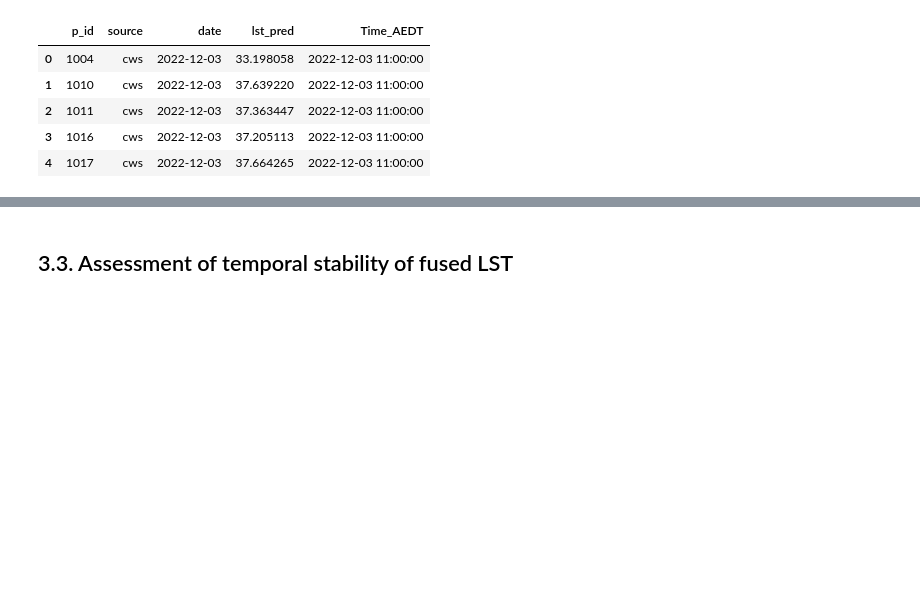
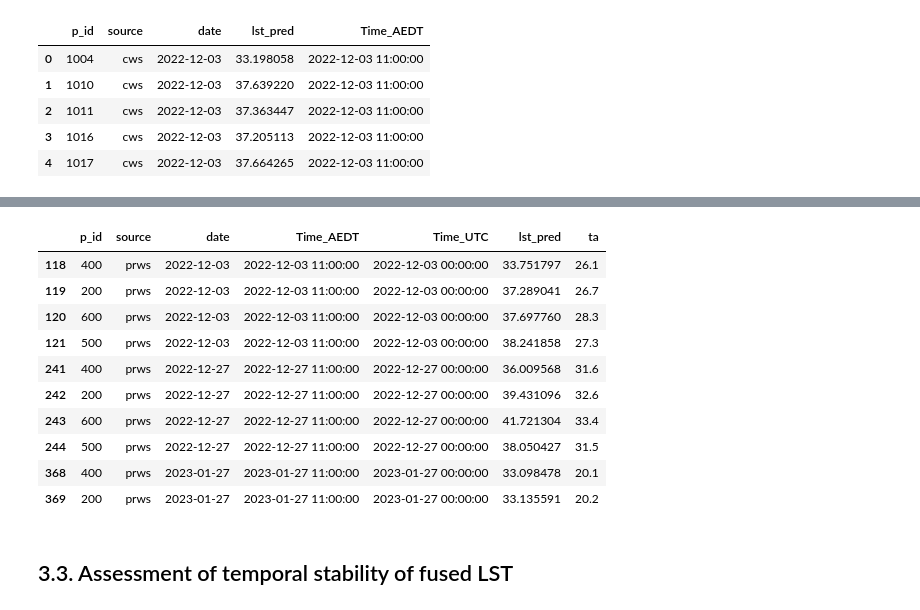
Before and after one commit to percyyvon-r/PhD-chapter2-data-fusion-full-diurnal-lst, a Jupyter notebook: notebook/fused_lst_temporalStability_spatialPatternConsistency.ipynb, the cells around one changed output, grey strips where cells are left out. Cells and saved outputs as stored; diff of their text form; code cells hidden in the pictures; blank space fills up the shorter version.

Commit message:
updated the comparison between air temperature and lst

```diff
--- a/notebook/fused_lst_temporalStability_spatialPatternConsistency.ipynb
+++ b/notebook/fused_lst_temporalStability_spatialPatternConsistency.ipynb
@@ -104,3 +104,12 @@ display(day_night_lst.head(5))
 | 2 | 1011 | cws | 2022-12-03 | 37.363447 | 2022-12-03 11:00:00 |
 | 3 | 1016 | cws | 2022-12-03 | 37.205113 | 2022-12-03 11:00:00 |
 | 4 | 1017 | cws | 2022-12-03 | 37.664265 | 2022-12-03 11:00:00 |
+# %%
+# load the air temperature data with UHI inn Chapter 1
+air_temp = pd.read_csv(r"C:\Users\percy\Documents\studies\visual_studio_code\chapter1_bis\output\uhii_delta_date_lcz_filtered.csv")
+
+# Keep only relevant columns
+air_temp = air_temp[['p_id', 'Time_AEDT', 'Time_UTC', 'ta']]
+
+# Preview first 5 rows
+display(air_temp.head(5))
@@ -106,0 +123,13 @@ display(day_night_lst.head(5))
+# %%
+# Make sure both Time_AEDT columns are datetime
+air_temp['Time_AEDT'] = pd.to_datetime(air_temp['Time_AEDT'])
+day_night_lst['Time_AEDT'] = pd.to_datetime(day_night_lst['Time_AEDT'])
+
+# Merge LST with air temperature data
+lst_air_temp = pd.merge(day_night_lst, air_temp, on=['p_id', 'Time_AEDT'], how='inner')
+
+# Order columns
+lst_air_temp = lst_air_temp[['p_id', 'source', 'date', 'Time_AEDT', 'Time_UTC', 'lst_pred', 'ta']]
+
+# Preview first 5 rows
+display(lst_air_temp.head(5))
@@ -107,3 +143,21 @@ display(day_night_lst.head(5))
+# %%
+# Filter PRWS only
+lst_air_temp_prws = lst_air_temp[lst_air_temp['source'] == 'prws']
+
+# Preview first 5 rows
+display(lst_air_temp_prws.head(10))
+# %% [output]
+|  | p_id | source | date | Time_AEDT | Time_UTC | lst_pred | ta |
+| 118 | 400 | prws | 2022-12-03 | 2022-12-03 11:00:00 | 2022-12-03 00:00:00 | 33.751797 | 26.1 |
+| 119 | 200 | prws | 2022-12-03 | 2022-12-03 11:00:00 | 2022-12-03 00:00:00 | 37.289041 | 26.7 |
+| 120 | 600 | prws | 2022-12-03 | 2022-12-03 11:00:00 | 2022-12-03 00:00:00 | 37.697760 | 28.3 |
+| 121 | 500 | prws | 2022-12-03 | 2022-12-03 11:00:00 | 2022-12-03 00:00:00 | 38.241858 | 27.3 |
+| 241 | 400 | prws | 2022-12-27 | 2022-12-27 11:00:00 | 2022-12-27 00:00:00 | 36.009568 | 31.6 |
+| 242 | 200 | prws | 2022-12-27 | 2022-12-27 11:00:00 | 2022-12-27 00:00:00 | 39.431096 | 32.6 |
+| 243 | 600 | prws | 2022-12-27 | 2022-12-27 11:00:00 | 2022-12-27 00:00:00 | 41.721304 | 33.4 |
+| 244 | 500 | prws | 2022-12-27 | 2022-12-27 11:00:00 | 2022-12-27 00:00:00 | 38.050427 | 31.5 |
+| 368 | 400 | prws | 2023-01-27 | 2023-01-27 11:00:00 | 2023-01-27 00:00:00 | 33.098478 | 20.1 |
+| 369 | 200 | prws | 2023-01-27 | 2023-01-27 11:00:00 | 2023-01-27 00:00:00 | 33.135591 | 20.2 |
 # %% [markdown]
 ## 3.3. Assessment of temporal stability of fused LST
 # %% [markdown]
```
Also changed, not shown: parts of 2 cells of this notebook.
